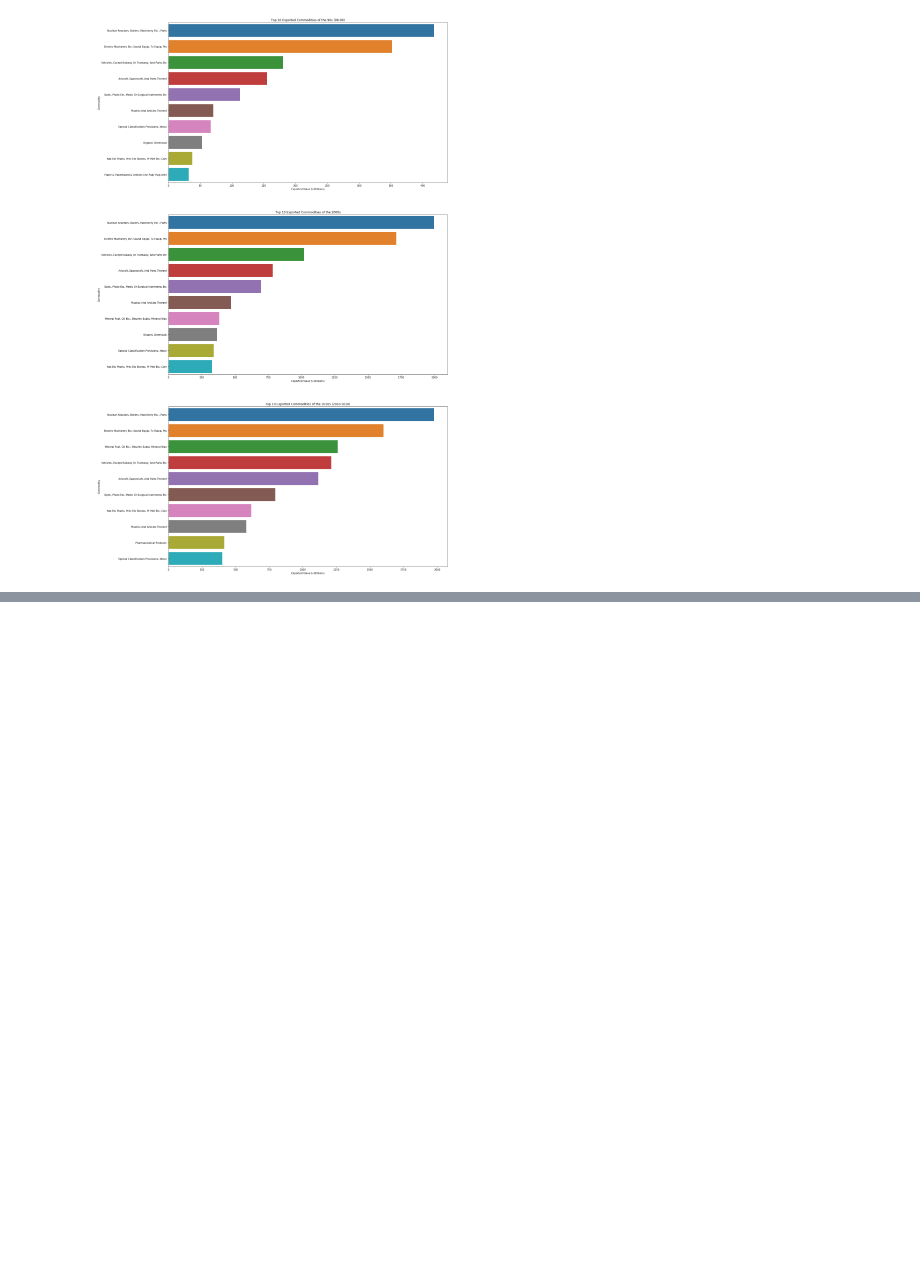
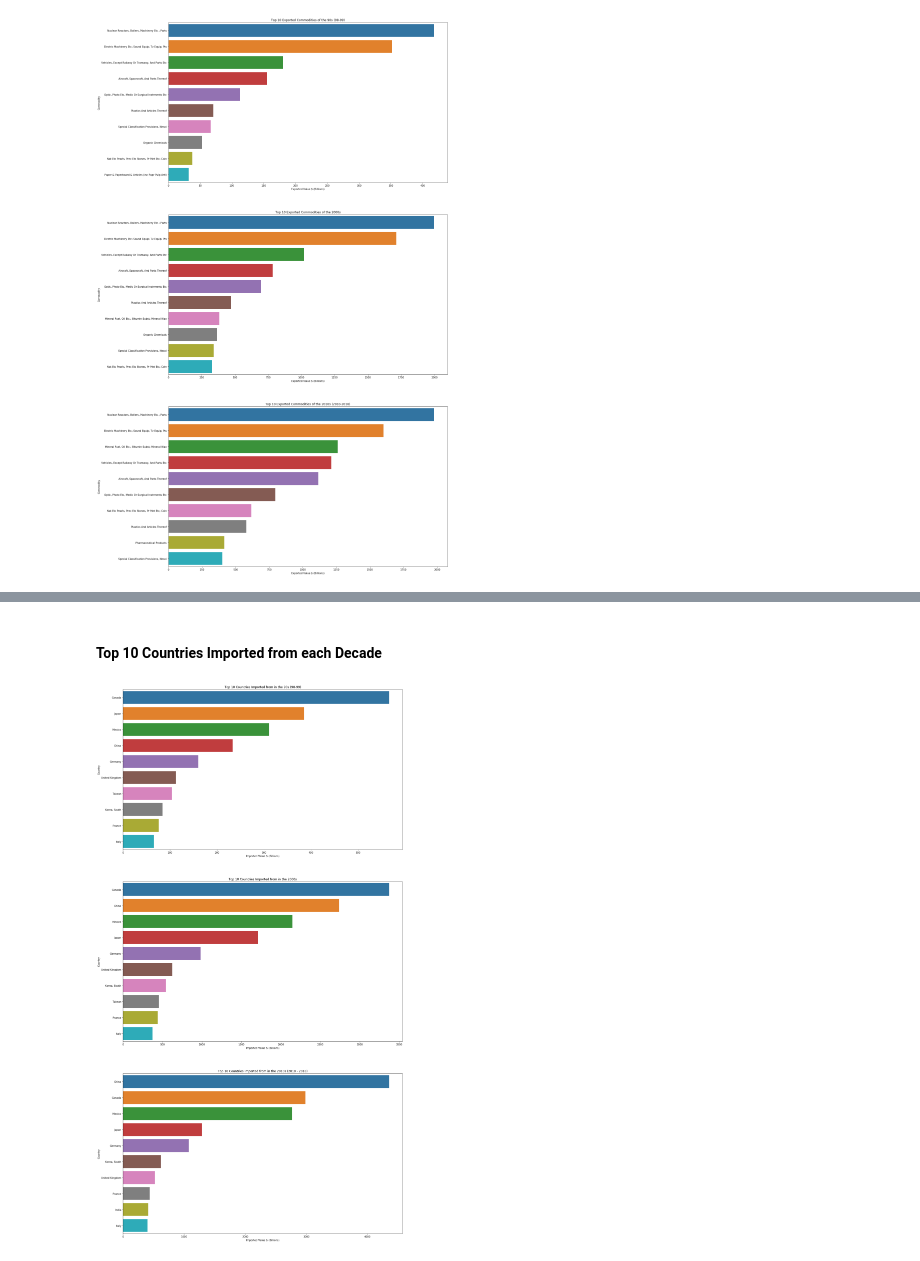
Before and after one commit to VallabhReddy/US-Trade-Analysis, a Jupyter notebook: Notebooks/US Trade Analysis.ipynb, the cells around one changed output, grey strips where cells are left out. Saved outputs shown, nothing was run; the diff lists cells and outputs as text; code cells hidden in the pictures; blank space fills up the shorter version.

Commit message:
Added Country Rankings
Added charts for top 10 countries imported from and exported to each decade

```diff
--- a/Notebooks/US Trade Analysis.ipynb
+++ b/Notebooks/US Trade Analysis.ipynb
@@ -442,0 +448,8 @@ chart7.set_xlabel('Exported Value $ (Billions)');
+# %%
+# Summing up trade values by country and decade
+exports_country_decade = exports_data.groupby(['Country','Decade'], as_index = False).agg({'Adjusted Export Value':[sum]})
+exports_country_decade.columns = exports_country_decade.columns.get_level_values(0)
+
+imports_country_decade = imports_data.groupby(['Country','Decade'], as_index = False).agg({'Adjusted Import Value':[sum]})
+imports_country_decade.columns = imports_country_decade.columns.get_level_values(0)
+imports_country_decade.head()
@@ -442,0 +463,8 @@ chart7.set_xlabel('Exported Value $ (Billions)');
+# %%
+# Ranking the countries of each decade by the dollar value imported or exported
+exports_country_decade['Rank'] = exports_country_decade.groupby('Decade')['Adjusted Export Value'].rank(ascending = False)
+exports_country_decade = exports_country_decade.sort_values(by = ['Decade','Rank'])
+
+imports_country_decade['Rank'] = imports_country_decade.groupby('Decade')['Adjusted Import Value'].rank(ascending = False)
+imports_country_decade = imports_country_decade.sort_values(by = ['Decade', 'Rank'])
+imports_country_decade.head()
@@ -442,0 +478,27 @@ chart7.set_xlabel('Exported Value $ (Billions)');
+# %%
+# Narrowing to just the top ten countries
+exports_country_decade = exports_country_decade.loc[exports_country_decade['Rank'] <= 10]
+imports_country_decade = imports_country_decade.loc[imports_country_decade['Rank'] <= 10]
+
+#Converting the units to billions
+exports_country_decade['Adjusted Export Value'] = exports_country_decade['Adjusted Export Value']/1000000000
+imports_country_decade['Adjusted Import Value'] = imports_country_decade['Adjusted Import Value']/1000000000
+# %% [markdown]
+#### Top 10 Countries Imported from each Decade
+# %%
+fig, ax = plt.subplots(3, figsize = (20, 40))
+
+
+chart8 = sns.barplot( y = 'Country' , x = 'Adjusted Import Value', data = imports_country_decade.loc[imports_country_decade['Decade']=='1990s'], ax = ax[0]);
+chart8.set_title('Top 10 Countries Imported from in the 90s (98-99)')
+chart8.set_xlabel('Imported Value $ (Billions)');
+
+chart9 = sns.barplot( y = 'Country' , x= 'Adjusted Import Value', data = imports_country_decade.loc[imports_country_decade['Decade']=='2000s'], ax = ax[1]);
+chart9.set_title('Top 10 Countries Imported from in the 2000s')
+chart9.set_xlabel('Imported Value $ (Billions)');
+
+chart10 = sns.barplot( y = 'Country' , x= 'Adjusted Import Value', data = imports_country_decade.loc[imports_country_decade['Decade']=='2010s'], ax = ax[2]);
+chart10.set_title('Top 10 Countries Imported from in the 2010s (2010 - 2018)')
+chart10.set_xlabel('Imported Value $ (Billions)');
+# %% [output]
+[figure, added]
```
Also changed, not shown: parts of 7 cells of this notebook.
